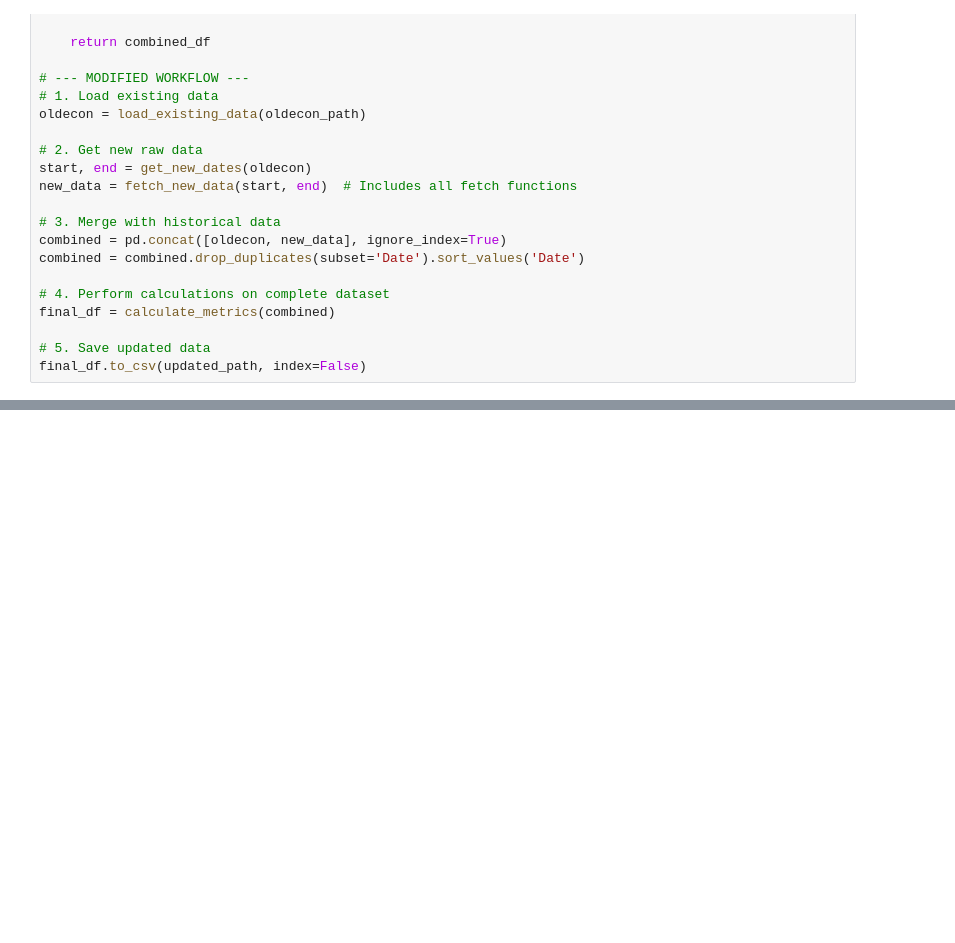
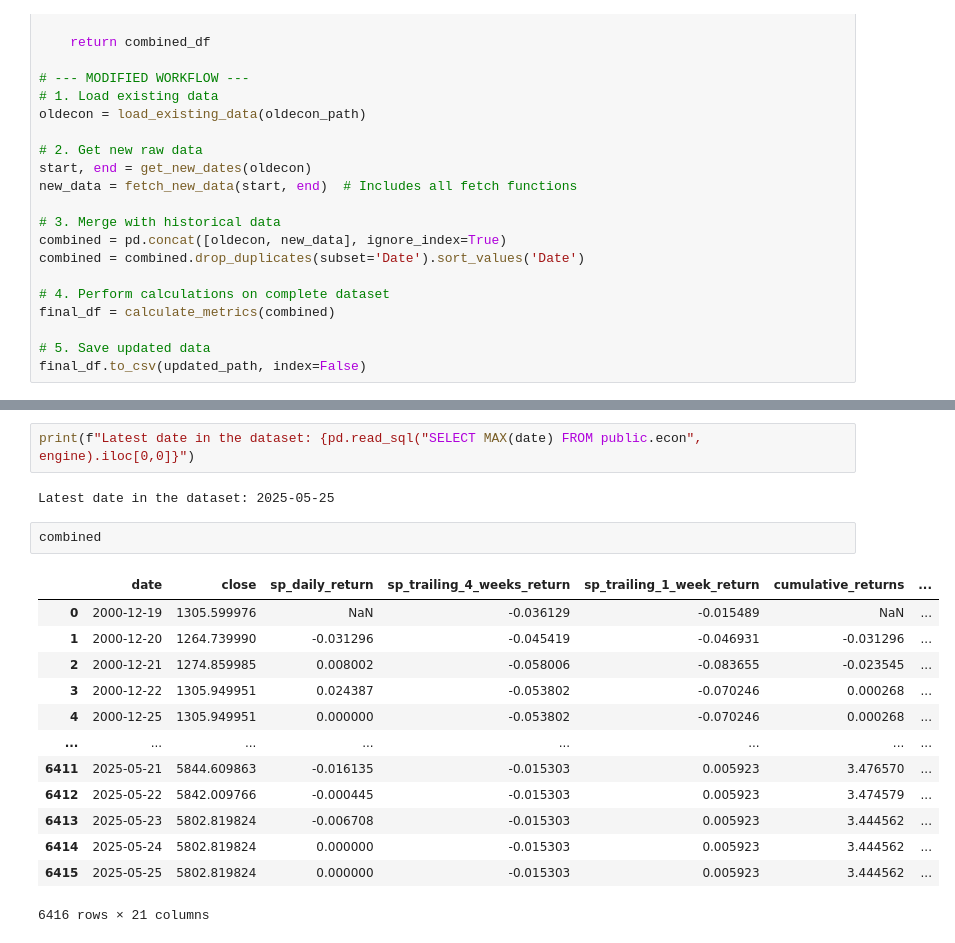
Before and after one commit to JonasHasl/finpage, a Jupyter notebook: src/increnentalloaddev.ipynb, the cells around one changed output, grey strips where cells are left out. Cells and saved outputs as stored; diff of their text form; blank space fills up the shorter version.

```diff
--- a/src/increnentalloaddev.ipynb
+++ b/src/increnentalloaddev.ipynb
@@ -674,0 +780,20 @@ Update complete. New shape: (8923, 57)
+# %%
+print(f"Latest date in the dataset: {pd.read_sql("SELECT MAX(date) FROM public.econ", engine).iloc[0,0]}")
+# %% [output]
+Latest date in the dataset: 2025-05-25
+# %%
+combined
+# %% [output]
+|  | date | close | sp_daily_return | sp_trailing_4_weeks_return | sp_trailing_1_week_return | cumulative_returns | ... |
+| 0 | 2000-12-19 | 1305.599976 | NaN | -0.036129 | -0.015489 | NaN | ... |
+| 1 | 2000-12-20 | 1264.739990 | -0.031296 | -0.045419 | -0.046931 | -0.031296 | ... |
+| 2 | 2000-12-21 | 1274.859985 | 0.008002 | -0.058006 | -0.083655 | -0.023545 | ... |
+| 3 | 2000-12-22 | 1305.949951 | 0.024387 | -0.053802 | -0.070246 | 0.000268 | ... |
+| 4 | 2000-12-25 | 1305.949951 | 0.000000 | -0.053802 | -0.070246 | 0.000268 | ... |
+| ... | ... | ... | ... | ... | ... | ... | ... |
+| 6411 | 2025-05-21 | 5844.609863 | -0.016135 | -0.015303 | 0.005923 | 3.476570 | ... |
+| 6412 | 2025-05-22 | 5842.009766 | -0.000445 | -0.015303 | 0.005923 | 3.474579 | ... |
+| 6413 | 2025-05-23 | 5802.819824 | -0.006708 | -0.015303 | 0.005923 | 3.444562 | ... |
+| 6414 | 2025-05-24 | 5802.819824 | 0.000000 | -0.015303 | 0.005923 | 3.444562 | ... |
+| 6415 | 2025-05-25 | 5802.819824 | 0.000000 | -0.015303 | 0.005923 | 3.444562 | ... |
+6416 rows × 21 columns
```
Also changed, not shown: parts of 5 cells of this notebook, 4 other files.
